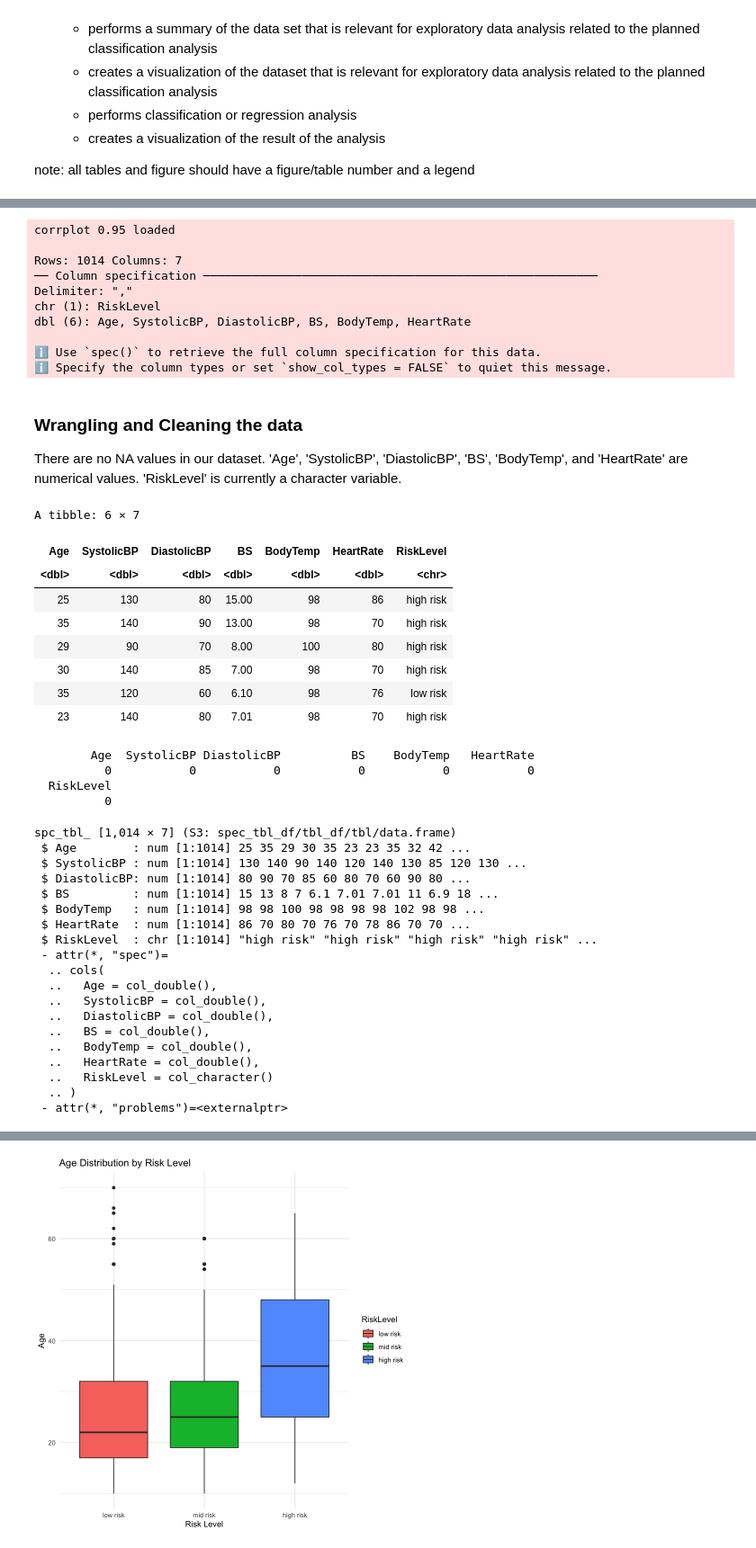
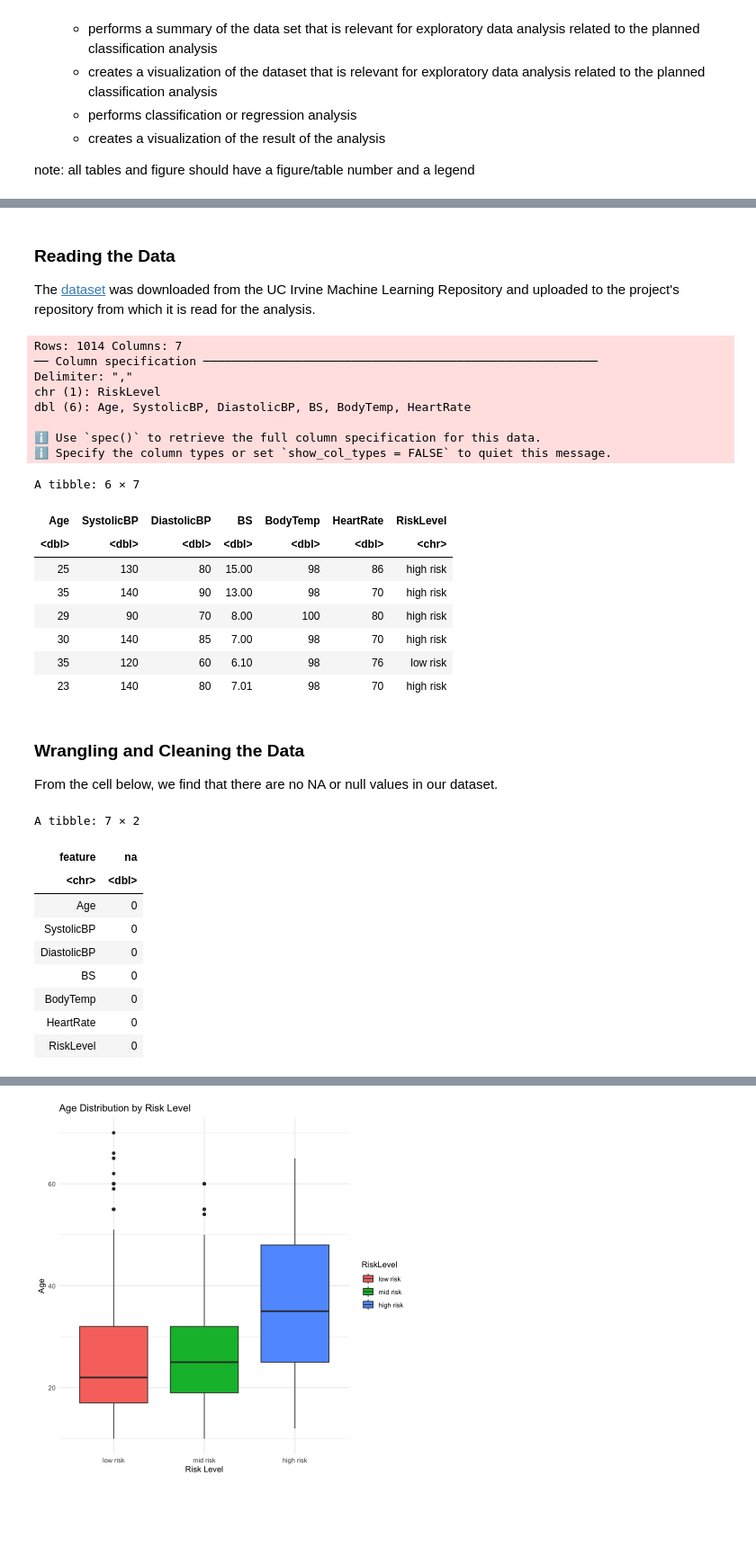
Before and after one commit to DSCI-310-2025/dsci-310-group-03, a Jupyter notebook: data_analysis.ipynb, the cells around one changed output, grey strips where cells are left out. Shown at 90% size. Saved outputs shown, nothing was run; the diff lists cells and outputs as text; code cells hidden in the pictures; blank space fills up the shorter version.

```diff
--- a/data_analysis.ipynb
+++ b/data_analysis.ipynb
@@ -50,12 +75,11 @@ note: all tables and figure should have a figure/table number and a legend
+# %% [markdown]
+### Reading the Data
+The [dataset](https://archive.ics.uci.edu/dataset/863/maternal+health+risk) was downloaded from the UC Irvine Machine Learning Repository and uploaded to the project's repository from which it is read for the analysis.
 # %%
-library(tidyverse)
-library(corrplot)
-# install.packages('corrplot')
+data <- read_csv("data/Maternal Health Risk Data Set.csv")
 
-data <- read_csv("data/Maternal Health Risk Data Set.csv")
+head(data)
 # %% [output]
-corrplot 0.95 loaded
-
 Rows: 1014 Columns: 7
 ── Column specification ────────────────────────────────────────────────────────
 Delimiter: ","
@@ -64,43 +88,28 @@ dbl (6): Age, SystolicBP, DiastolicBP, BS, BodyTemp, HeartRate
 
 ℹ Use `spec()` to retrieve the full column specification for this data.
 ℹ Specify the column types or set `show_col_types = FALSE` to quiet this message.
+A tibble: 6 × 7
+| Age | SystolicBP | DiastolicBP | BS | BodyTemp | HeartRate | RiskLevel |
+| <dbl> | <dbl> | <dbl> | <dbl> | <dbl> | <dbl> | <chr> |
+| 25 | 130 | 80 | 15.00 | 98 | 86 | high risk |
+| 35 | 140 | 90 | 13.00 | 98 | 70 | high risk |
+| 29 | 90 | 70 | 8.00 | 100 | 80 | high risk |
+| 30 | 140 | 85 | 7.00 | 98 | 70 | high risk |
+| 35 | 120 | 60 | 6.10 | 98 | 76 | low risk |
+| 23 | 140 | 80 | 7.01 | 98 | 70 | high risk |
 # %% [markdown]
-### Wrangling and Cleaning the data
-There are no NA values in our dataset. 'Age', 'SystolicBP', 'DiastolicBP', 'BS', 'BodyTemp', and 'HeartRate' are numerical values. 'RiskLevel' is currently a character variable.
+### Wrangling and Cleaning the Data
+From the cell below, we find that there are no NA or null values in our dataset.
 # %%
-head(data)
-colSums(is.na(data))
-str(data)
+tibble(feature = names(data), na = colSums(is.na(data)))
 # %% [output]
-A tibble: 6 × 7
+A tibble: 7 × 2
-| Age | SystolicBP | DiastolicBP | BS | BodyTemp | HeartRate | RiskLevel |
-| <dbl> | <dbl> | <dbl> | <dbl> | <dbl> | <dbl> | <chr> |
-| 25 | 130 | 80 | 15.00 | 98 | 86 | high risk |
-| 35 | 140 | 90 | 13.00 | 98 | 70 | high risk |
-| 29 | 90 | 70 | 8.00 | 100 | 80 | high risk |
-| 30 | 140 | 85 | 7.00 | 98 | 70 | high risk |
-| 35 | 120 | 60 | 6.10 | 98 | 76 | low risk |
-| 23 | 140 | 80 | 7.01 | 98 | 70 | high risk |
+| feature | na |
+| <chr> | <dbl> |
+| Age | 0 |
+| SystolicBP | 0 |
+| DiastolicBP | 0 |
+| BS | 0 |
+| BodyTemp | 0 |
+| HeartRate | 0 |
+| RiskLevel | 0 |
-        Age  SystolicBP DiastolicBP          BS    BodyTemp   HeartRate
-          0           0           0           0           0           0
-  RiskLevel
-          0
-spc_tbl_ [1,014 × 7] (S3: spec_tbl_df/tbl_df/tbl/data.frame)
- $ Age        : num [1:1014] 25 35 29 30 35 23 23 35 32 42 ...
- $ SystolicBP : num [1:1014] 130 140 90 140 120 140 130 85 120 130 ...
- $ DiastolicBP: num [1:1014] 80 90 70 85 60 80 70 60 90 80 ...
- $ BS         : num [1:1014] 15 13 8 7 6.1 7.01 7.01 11 6.9 18 ...
- $ BodyTemp   : num [1:1014] 98 98 100 98 98 98 98 102 98 98 ...
- $ HeartRate  : num [1:1014] 86 70 80 70 76 70 78 86 70 70 ...
- $ RiskLevel  : chr [1:1014] "high risk" "high risk" "high risk" "high risk" ...
- - attr(*, "spec")=
-  .. cols(
-  ..   Age = col_double(),
-  ..   SystolicBP = col_double(),
-  ..   DiastolicBP = col_double(),
-  ..   BS = col_double(),
-  ..   BodyTemp = col_double(),
-  ..   HeartRate = col_double(),
-  ..   RiskLevel = col_character()
-  .. )
- - attr(*, "problems")=<externalptr>
```
Also changed, not shown: parts of 18 cells of this notebook, 4 other files.
